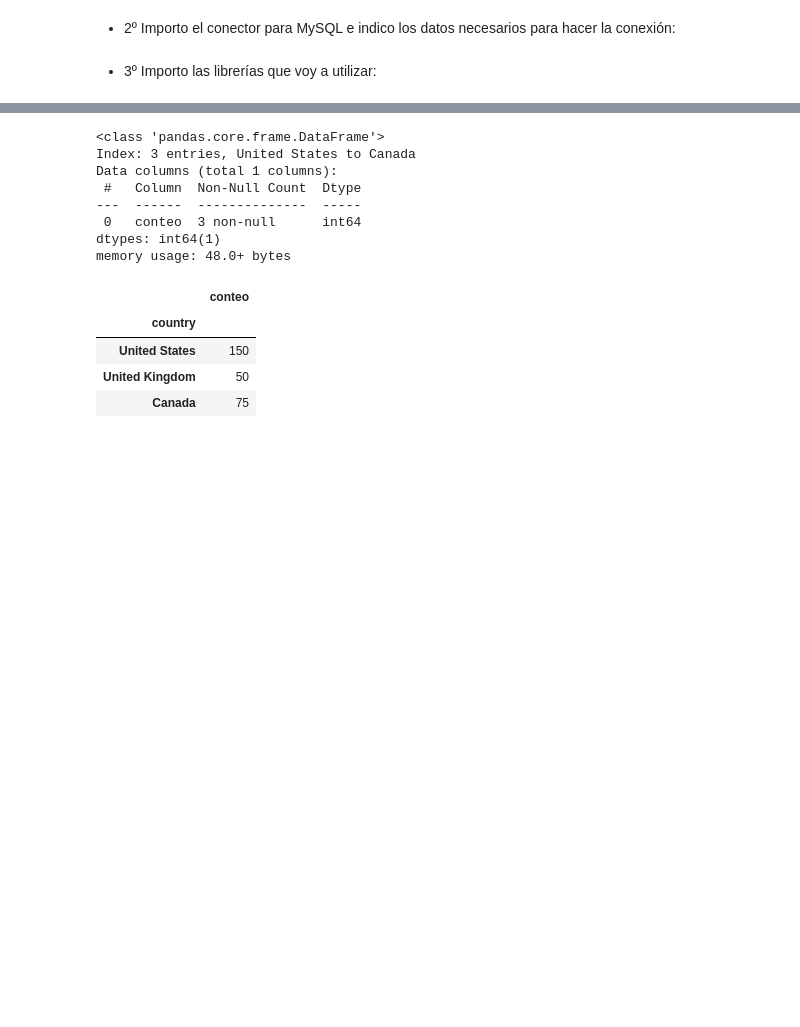
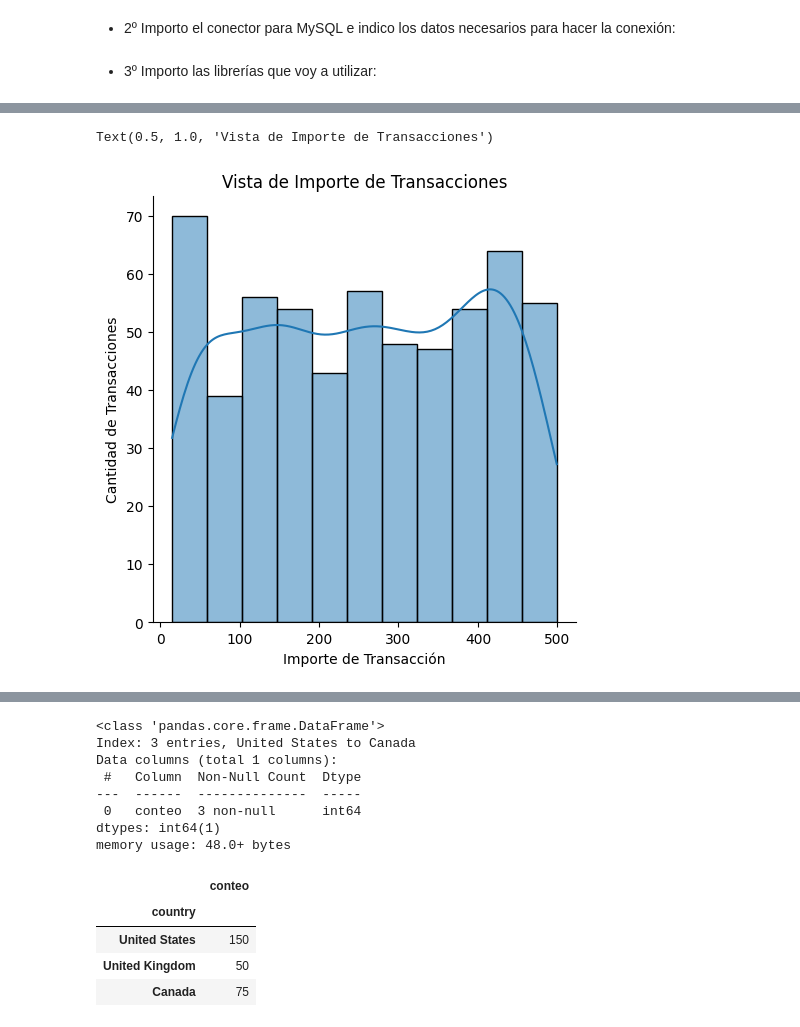
Before and after one commit to Bellengher/SPRINT-1, a Jupyter notebook: SPRINT8.1/Sprint_8_1.ipynb, the cells around one changed output, grey strips where cells are left out. Cells and saved outputs as stored; diff of their text form; code cells hidden in the pictures; blank space fills up the shorter version.

```diff
--- a/SPRINT8.1/Sprint_8_1.ipynb
+++ b/SPRINT8.1/Sprint_8_1.ipynb
@@ -121,0 +90,8 @@ memory usage: 9.3 KB
+# %%
+sns.displot( data=df["amount"], kde=True )
+plt.xlabel('Importe de Transacción')
+plt.ylabel('Cantidad de Transacciones')
+plt.title('Vista de Importe de Transacciones')
+# %% [output]
+Text(0.5, 1.0, 'Vista de Importe de Transacciones')
+[figure, added]
```
Also changed, not shown: parts of 25 cells of this notebook.
